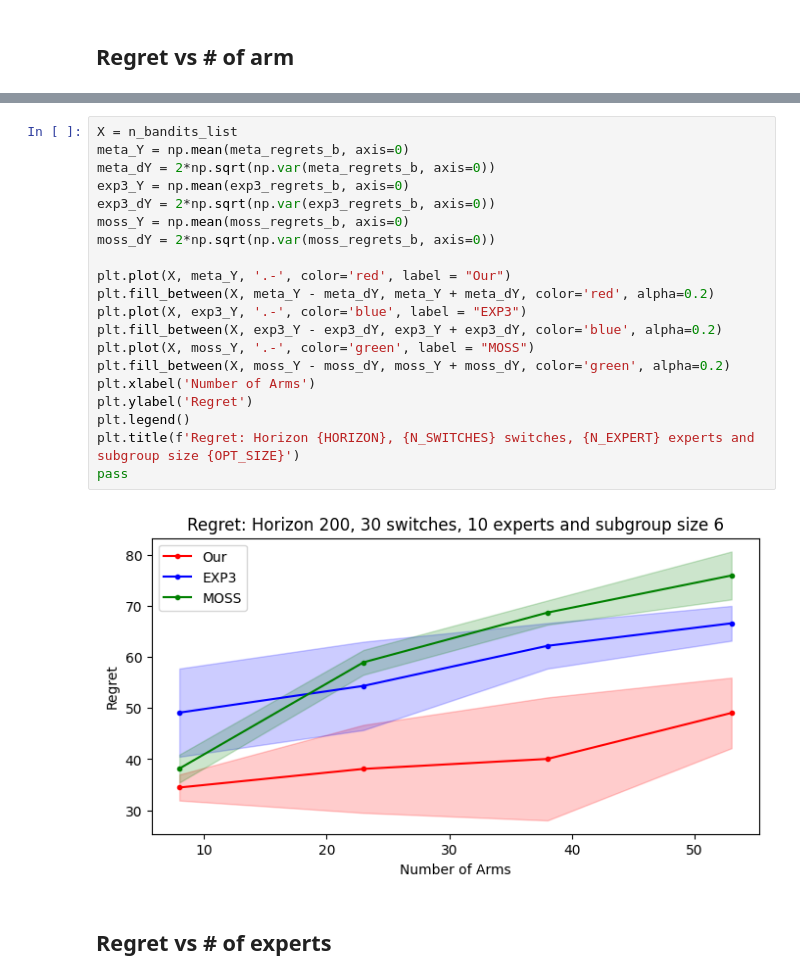
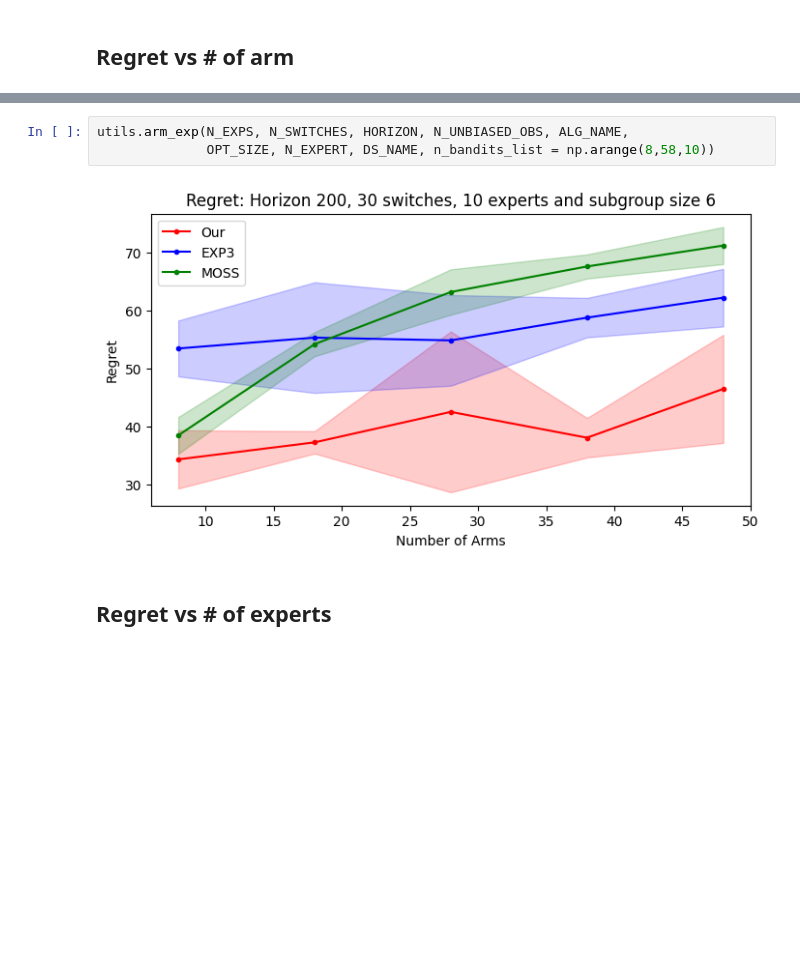
Before and after one commit to duongnhatthang/meta-bandit, a Jupyter notebook: main.ipynb, the cells around one changed output, grey strips where cells are left out. Saved outputs shown, nothing was run; the diff lists cells and outputs as text; blank space fills up the shorter version.

```diff
--- a/main.ipynb
+++ b/main.ipynb
@@ -191,24 +47,7 @@ for i in range(N_EXPS):
-# %%
-X = n_bandits_list
-meta_Y = np.mean(meta_regrets_b, axis=0)
-meta_dY = 2*np.sqrt(np.var(meta_regrets_b, axis=0))
-exp3_Y = np.mean(exp3_regrets_b, axis=0)
-exp3_dY = 2*np.sqrt(np.var(exp3_regrets_b, axis=0))
-moss_Y = np.mean(moss_regrets_b, axis=0)
-moss_dY = 2*np.sqrt(np.var(moss_regrets_b, axis=0))
-
-plt.plot(X, meta_Y, '.-', color='red', label = "Our")
-plt.fill_between(X, meta_Y - meta_dY, meta_Y + meta_dY, color='red', alpha=0.2)
-plt.plot(X, exp3_Y, '.-', color='blue', label = "EXP3")
-plt.fill_between(X, exp3_Y - exp3_dY, exp3_Y + exp3_dY, color='blue', alpha=0.2)
-plt.plot(X, moss_Y, '.-', color='green', label = "MOSS")
-plt.fill_between(X, moss_Y - moss_dY, moss_Y + moss_dY, color='green', alpha=0.2)
-plt.xlabel('Number of Arms')
-plt.ylabel('Regret')
-plt.legend()
-plt.title(f'Regret: Horizon {HORIZON}, {N_SWITCHES} switches, {N_EXPERT} experts and subgroup size {OPT_SIZE}')
-pass
-# %% [output]
-[figure, removed]
+# %%
+utils.arm_exp(N_EXPS, N_SWITCHES, HORIZON, N_UNBIASED_OBS, ALG_NAME,
+              OPT_SIZE, N_EXPERT, DS_NAME, n_bandits_list = np.arange(8,58,10))
+# %% [output]
+[figure, added]
 # %% [markdown]
 ## Regret vs # of experts
```
Also changed, not shown: parts of 24 cells of this notebook, 2 other files.
